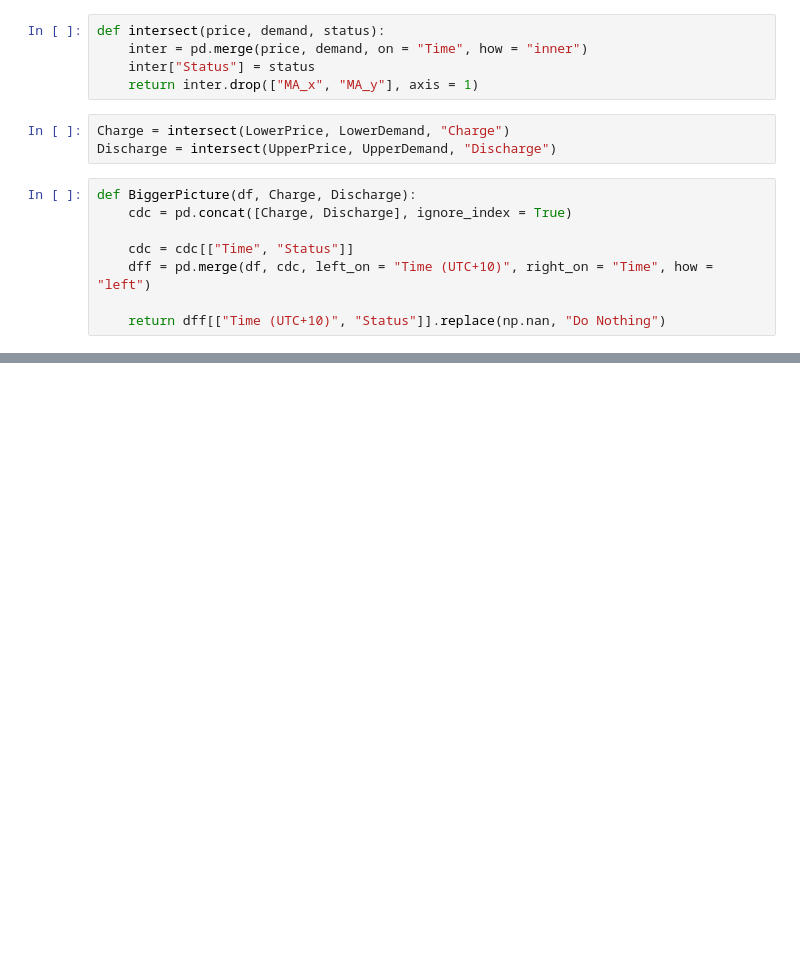
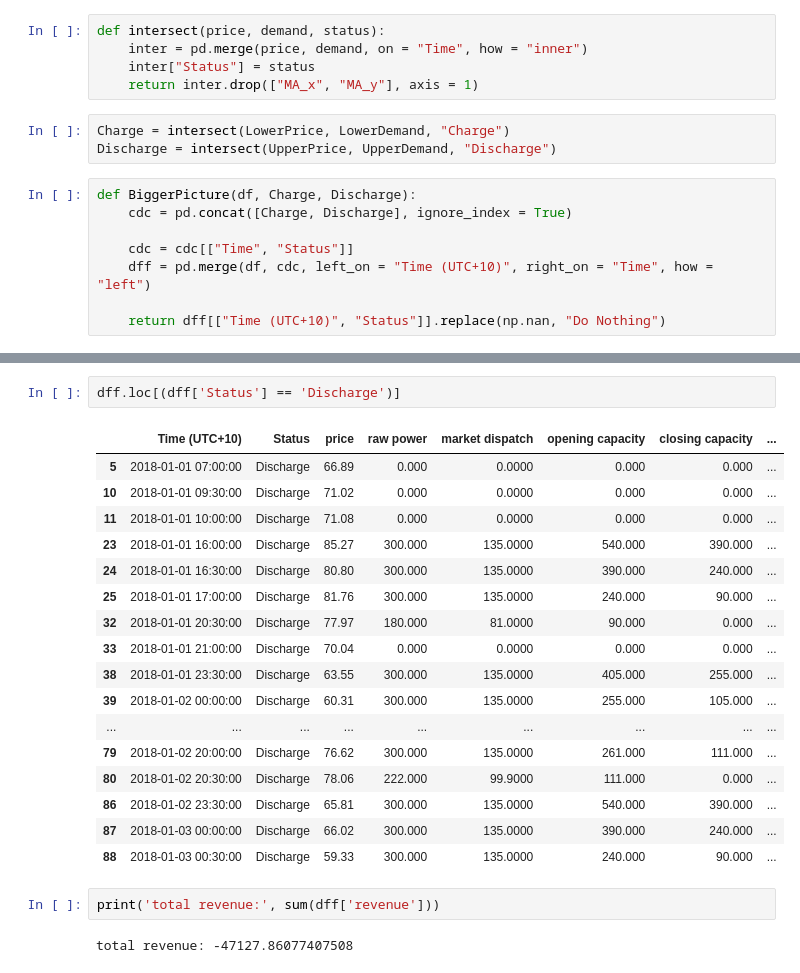
Before and after one commit to rinliauw/energy-market-and-battery-optimization, a Jupyter notebook: code/analysis/Revenue Calculation.ipynb, the cells around one changed output, grey strips where cells are left out. Saved outputs shown, nothing was run; the diff lists cells and outputs as text; blank space fills up the shorter version.

```diff
--- a/code/analysis/Revenue Calculation.ipynb
+++ b/code/analysis/Revenue Calculation.ipynb
@@ -312,0 +278,24 @@ total revenue: -42738.04608343089
+# %%
+dff.loc[(dff['Status'] == 'Discharge')]
+# %% [output]
+|  | Time (UTC+10) | Status | price | raw power | market dispatch | opening capacity | closing capacity | ... |
+| 5 | 2018-01-01 07:00:00 | Discharge | 66.89 | 0.000 | 0.0000 | 0.000 | 0.000 | ... |
+| 10 | 2018-01-01 09:30:00 | Discharge | 71.02 | 0.000 | 0.0000 | 0.000 | 0.000 | ... |
+| 11 | 2018-01-01 10:00:00 | Discharge | 71.08 | 0.000 | 0.0000 | 0.000 | 0.000 | ... |
+| 23 | 2018-01-01 16:00:00 | Discharge | 85.27 | 300.000 | 135.0000 | 540.000 | 390.000 | ... |
+| 24 | 2018-01-01 16:30:00 | Discharge | 80.80 | 300.000 | 135.0000 | 390.000 | 240.000 | ... |
+| 25 | 2018-01-01 17:00:00 | Discharge | 81.76 | 300.000 | 135.0000 | 240.000 | 90.000 | ... |
+| 32 | 2018-01-01 20:30:00 | Discharge | 77.97 | 180.000 | 81.0000 | 90.000 | 0.000 | ... |
+| 33 | 2018-01-01 21:00:00 | Discharge | 70.04 | 0.000 | 0.0000 | 0.000 | 0.000 | ... |
+| 38 | 2018-01-01 23:30:00 | Discharge | 63.55 | 300.000 | 135.0000 | 405.000 | 255.000 | ... |
+| 39 | 2018-01-02 00:00:00 | Discharge | 60.31 | 300.000 | 135.0000 | 255.000 | 105.000 | ... |
+| ... | ... | ... | ... | ... | ... | ... | ... | ... |
+| 79 | 2018-01-02 20:00:00 | Discharge | 76.62 | 300.000 | 135.0000 | 261.000 | 111.000 | ... |
+| 80 | 2018-01-02 20:30:00 | Discharge | 78.06 | 222.000 | 99.9000 | 111.000 | 0.000 | ... |
+| 86 | 2018-01-02 23:30:00 | Discharge | 65.81 | 300.000 | 135.0000 | 540.000 | 390.000 | ... |
+| 87 | 2018-01-03 00:00:00 | Discharge | 66.02 | 300.000 | 135.0000 | 390.000 | 240.000 | ... |
+| 88 | 2018-01-03 00:30:00 | Discharge | 59.33 | 300.000 | 135.0000 | 240.000 | 90.000 | ... |
+# %%
+print('total revenue:', sum(dff['revenue']))
+# %% [output]
+total revenue: -47127.86077407508
```
Also changed, not shown: parts of 19 cells of this notebook, 2 other files.
